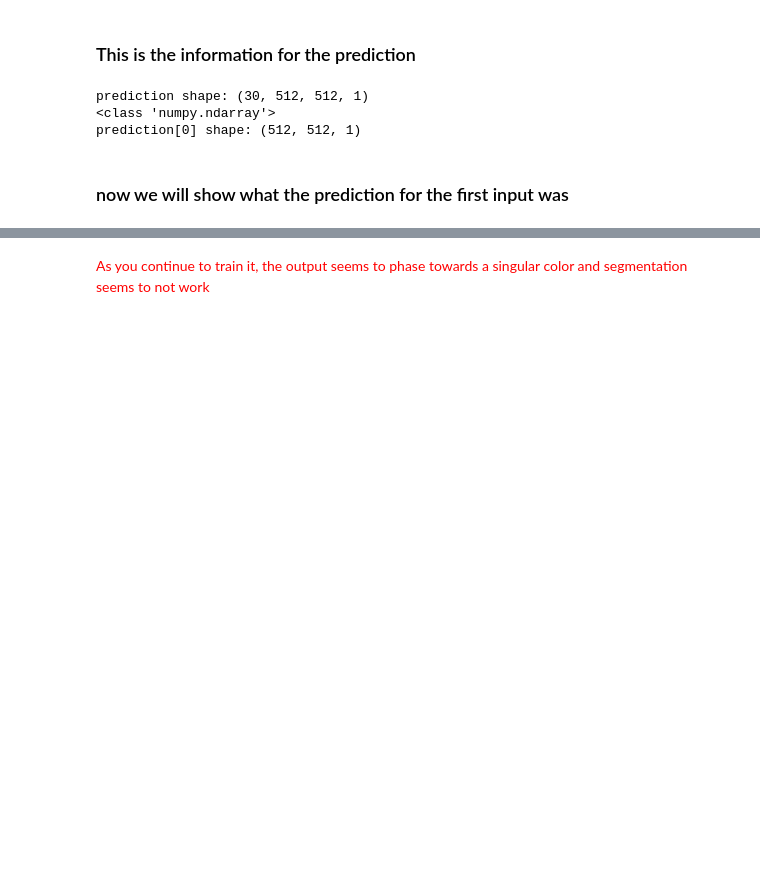
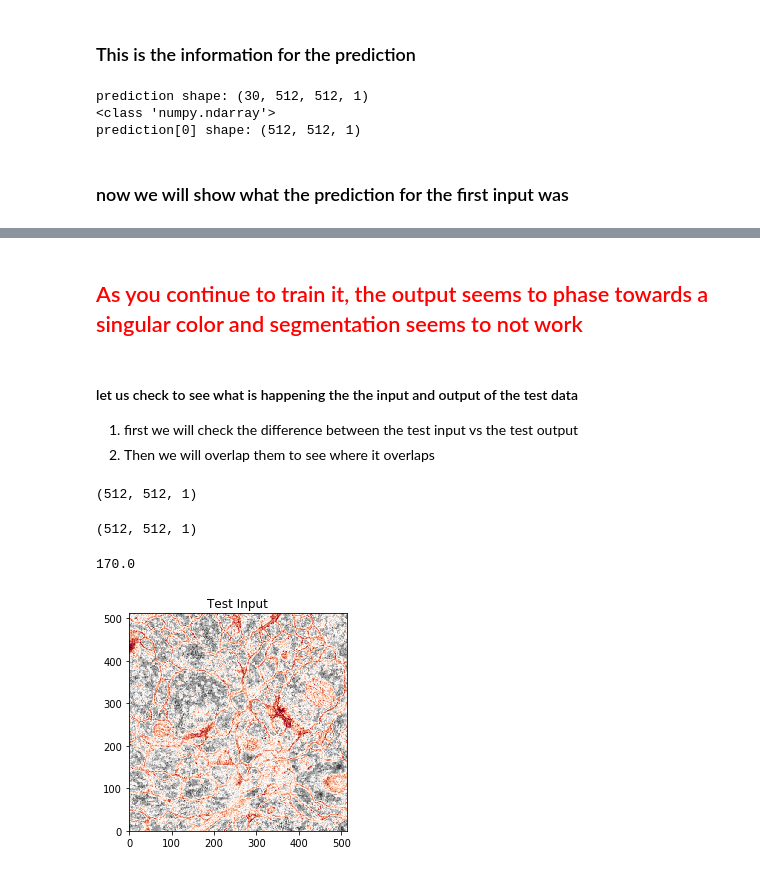
Before and after one commit to Kamalduni/Unet, a Jupyter notebook: U-net Cell segment.ipynb, the cells around one changed output, grey strips where cells are left out. Cells and saved outputs as stored; diff of their text form; code cells hidden in the pictures; blank space fills up the shorter version.

```diff
--- a/U-net Cell segment.ipynb
+++ b/U-net Cell segment.ipynb
@@ -247,2 +251,39 @@ plt.show()
 # %% [markdown]
-<p style = "color:red">As you continue to train it, the output seems to phase towards a singular color and segmentation seems to not work</p>
+<h2 style = "color:red">As you continue to train it, the output seems to phase towards a singular color and segmentation seems to not work</h2>
+# %% [markdown]
+#### let us check to see what is happening the the input and output of the test data
+<ol>
+<li>first we will check the difference between the test input vs the test output</li>
+<li>Then we will overlap them to see where it overlaps</li>
+</ol>
+# %%
+Test_Input = test_info[0]
+print(str(Test_Input.shape))
+Test_Input = Test_Input.reshape(512,512)
+# %% [output]
+(512, 512, 1)
+# %%
+Test_Output = prediction[0]
+print(str(Test_Output.shape))
+Test_Output = Test_Output.reshape(512,512)
+# %% [output]
+(512, 512, 1)
+# %%
+difference = 0
+
+for i in range(test_info.shape[0]):
+    for j in range(test_info.shape[0]):
+        difference = Test_Input[i][j] - Test_Output[i][j]
+
+
+print(str(difference))
+# %% [output]
+170.0
+# %%
+extent = 0, 512, 0, 512
+plt.imshow(Test_Input, cmap='RdGy', interpolation='nearest',
+                 extent=extent)
+plt.title("Test Input")
+plt.show()
+# %% [output]
+[figure, added]
```
Also changed, not shown: parts of 7 cells of this notebook.
